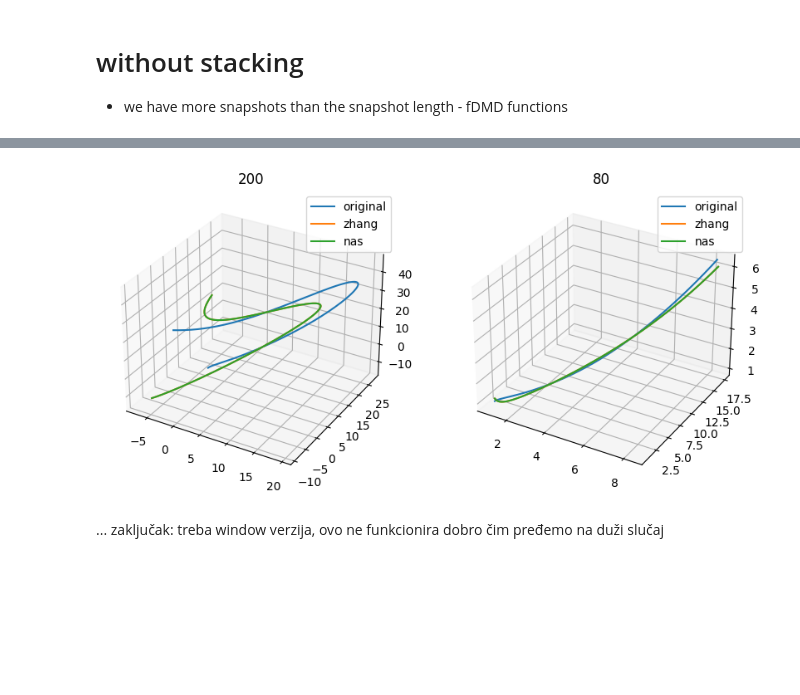
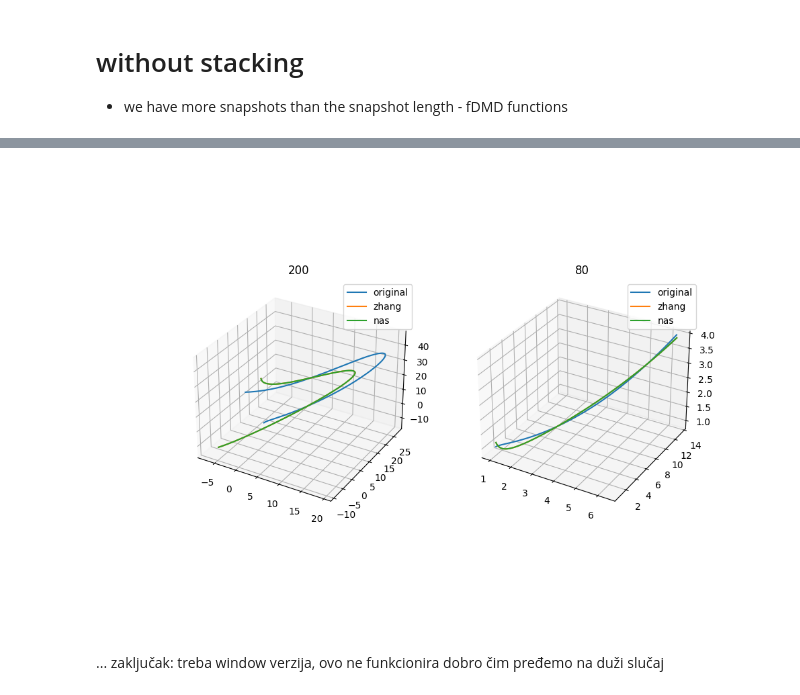
Before and after one commit to ela-d/DMD, a Jupyter notebook: Lorenz_63-example.ipynb, the cells around one changed output, grey strips where cells are left out. Drawn from its saved outputs; the diff is of its cells as text; code cells hidden in the pictures; blank space fills up the shorter version.

```diff
--- a/Lorenz_63-example.ipynb
+++ b/Lorenz_63-example.ipynb
@@ -207,27 +233,27 @@ Online DMD nas, weighting = 1, time = 0.033660173416137695 secs
 # %%
-%matplotlib inline
-#%matplotlib widget
+#%matplotlib inline
+%matplotlib widget
 fig = plt.figure(figsize=(10, 7), dpi=100)
 ax = fig.add_subplot(121, projection='3d')
 
-kraj_c = kraj+10
+kraj_c = kraj
 ax.plot(data[0,:kraj_c], data[1,:kraj_c], data[2,:kraj_c], label="original")
 ax.plot(reconstructed_zhang[0,:kraj_c], reconstructed_zhang[1,:kraj_c], reconstructed_zhang[2,:kraj_c], label="zhang")
 ax.plot(reconstructed_nas[0,:kraj_c], reconstructed_nas[1,:kraj_c], reconstructed_nas[2,:kraj_c], label="nas")
 ax.legend()
 ax.set_title('200')
 
 
 ax2=fig.add_subplot(122, projection='3d')
-kraj_c = kraj_m+10
+kraj_c = kraj_m
 ax2.plot(data[0,:kraj_c], data[1,:kraj_c], data[2,:kraj_c], label="original")
 ax2.plot(reconstructed_zhang_manji[0,:kraj_c], reconstructed_zhang_manji[1,:kraj_c], reconstructed_zhang_manji[2,:kraj_c], label="zhang")
 ax2.plot(reconstructed_nas_manji[0,:kraj_c], reconstructed_nas_manji[1,:kraj_c], reconstructed_nas_manji[2,:kraj_c], label="nas")
 ax2.legend()
 ax2.set_title('80')
 plt.show()
 # %% [output]
-[figure, old version]
+[figure, new version]
 # %% [markdown]
 ... zaključak: treba window verzija, ovo ne funkcionira dobro čim pređemo na duži slučaj
 # %%
```
Also changed, not shown: parts of 42 cells of this notebook, 11 other files.
